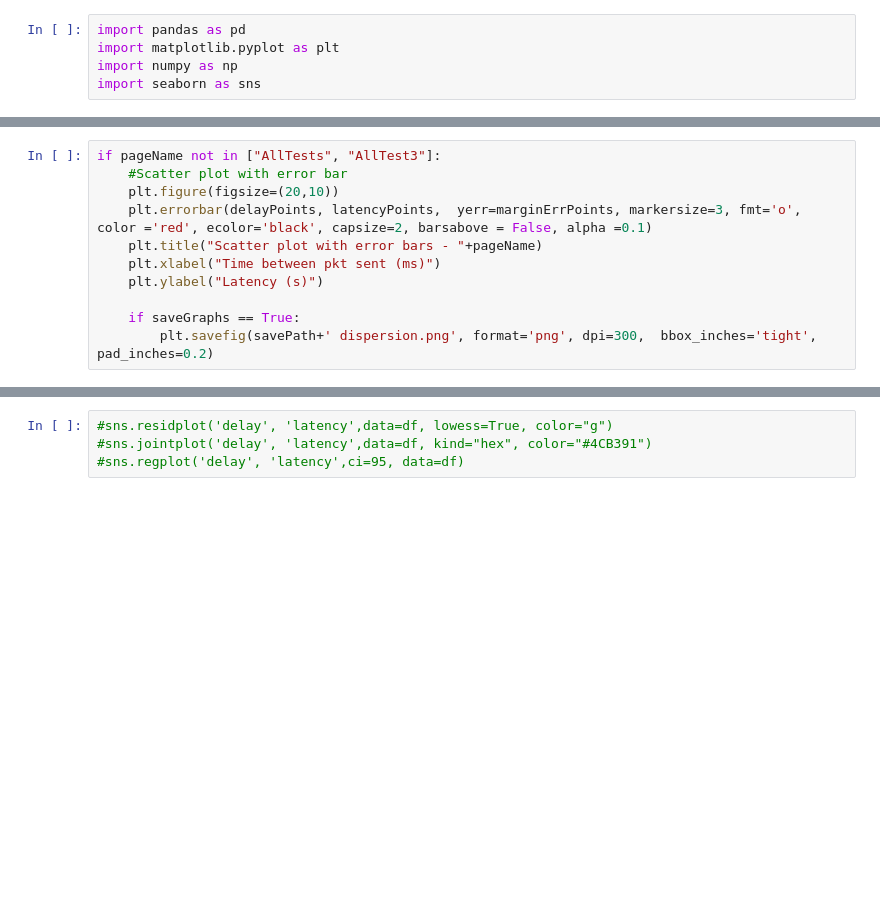
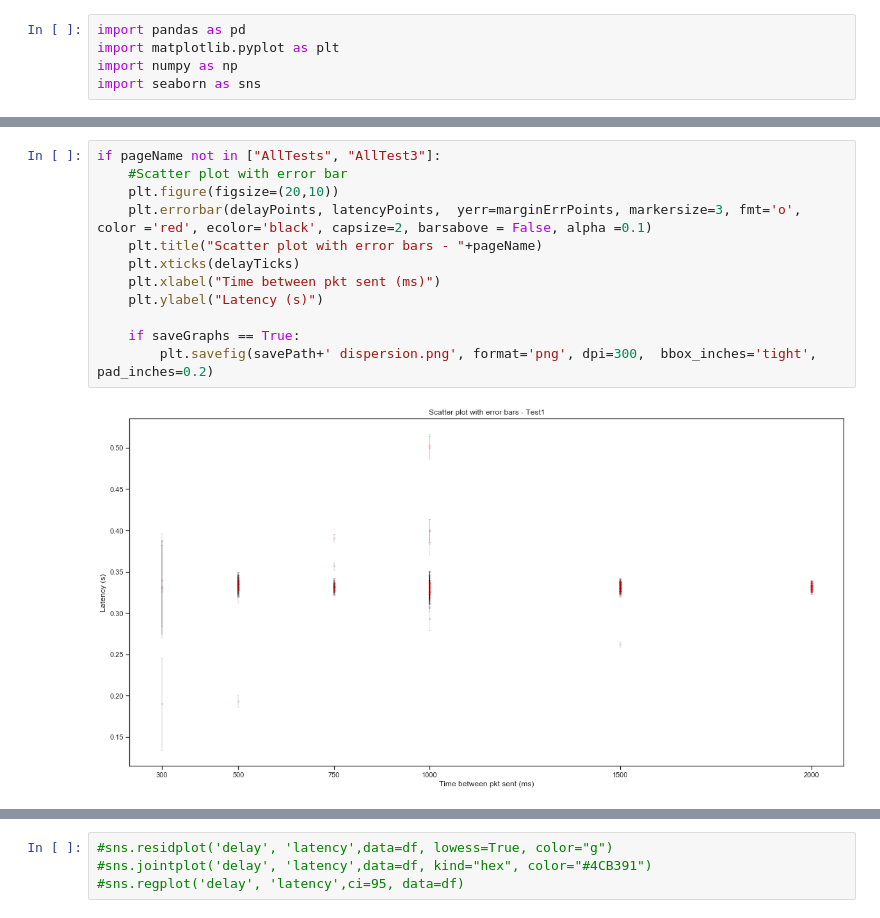
Before and after one commit to maxmuffin/LoRaWAN-Multi-hop, a Jupyter notebook: utils/plotGraphs.ipynb, the cells around one changed output, grey strips where cells are left out. Cells and saved outputs as stored; diff of their text form; blank space fills up the shorter version.

```diff
--- a/utils/plotGraphs.ipynb
+++ b/utils/plotGraphs.ipynb
@@ -43,14 +48,17 @@ else:
 # %%
 if pageName not in ["AllTests", "AllTest3"]:
     #Scatter plot with error bar
     plt.figure(figsize=(20,10))
     plt.errorbar(delayPoints, latencyPoints,  yerr=marginErrPoints, markersize=3, fmt='o', color ='red', ecolor='black', capsize=2, barsabove = False, alpha =0.1)
     plt.title("Scatter plot with error bars - "+pageName)
+    plt.xticks(delayTicks)
     plt.xlabel("Time between pkt sent (ms)")
     plt.ylabel("Latency (s)")
 
     if saveGraphs == True:
         plt.savefig(savePath+' dispersion.png', format='png', dpi=300,  bbox_inches='tight', pad_inches=0.2)
+# %% [output]
+[figure, added]
 # %%
 if pageName in ["AllTests", "AllTest3"]:
     #Error interval mean plot
```
Also changed, not shown: parts of 6 cells of this notebook, 2 other files.
